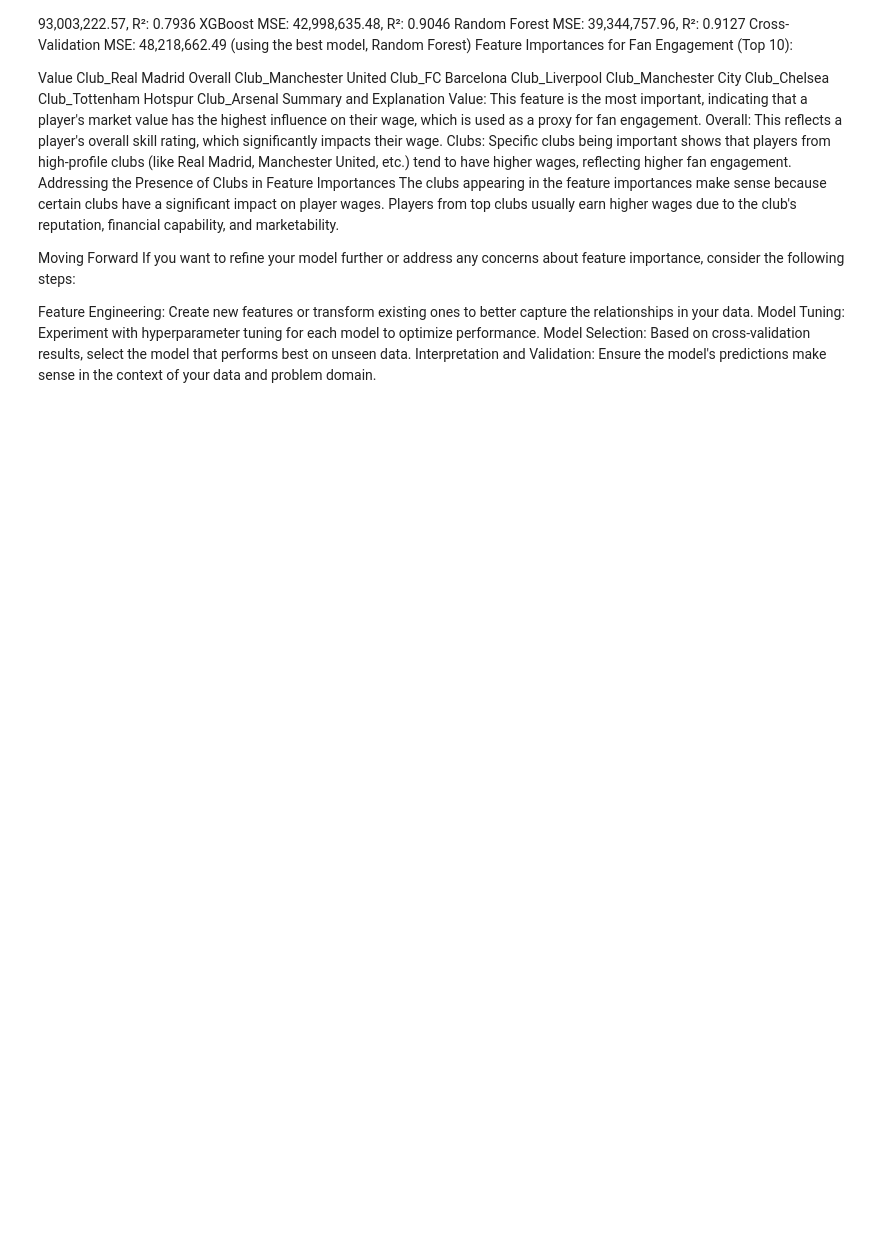
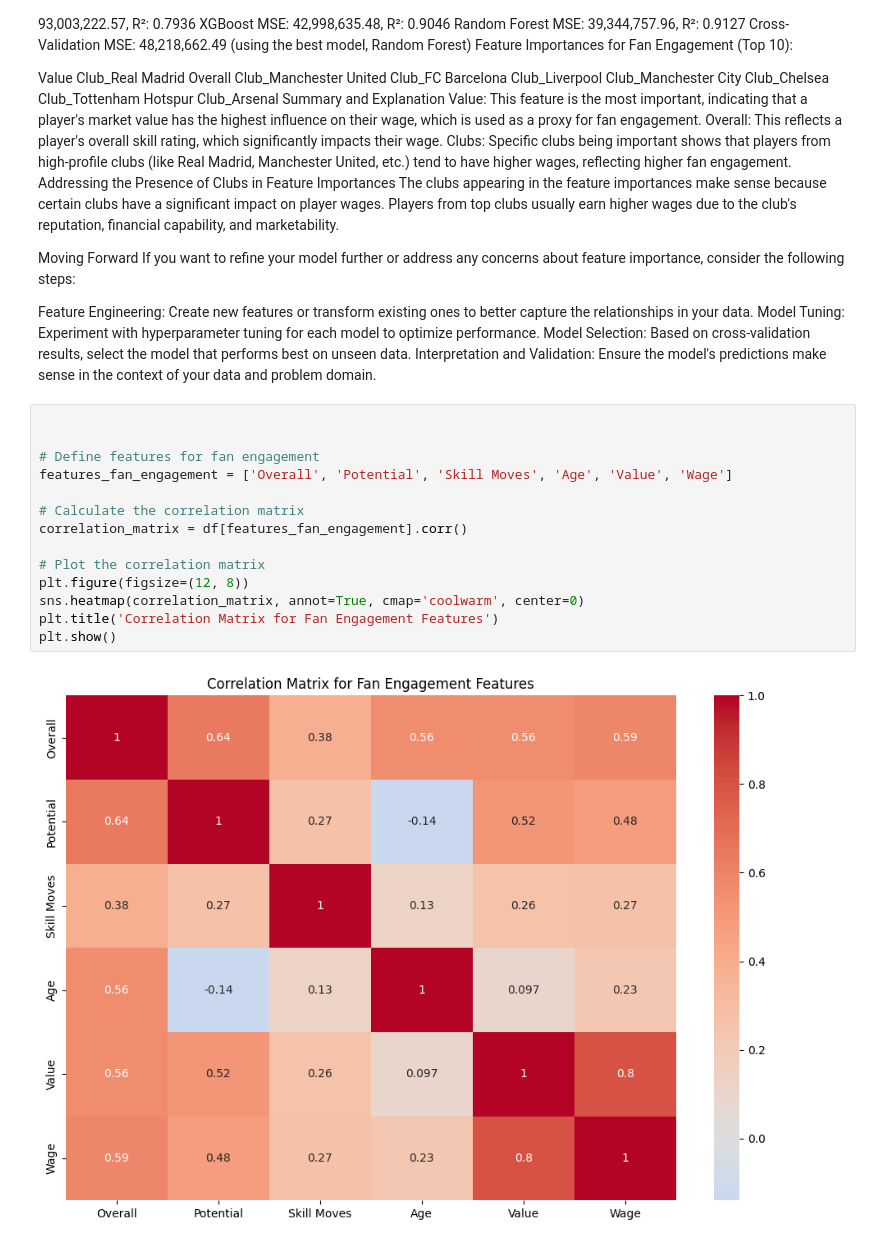
Before and after one commit to tobilobade/mlProject, a Jupyter notebook: Notebooks/FanEngagement.ipynb, the cells around one changed output. Drawn from its saved outputs; the diff is of its cells as text; blank space fills up the shorter version.

Commit message:
latest changes of corellation matrix

```diff
--- a/Notebooks/FanEngagement.ipynb
+++ b/Notebooks/FanEngagement.ipynb
@@ -141,3 +141,19 @@ Feature Engineering: Create new features or transform existing ones to better ca
 Model Tuning: Experiment with hyperparameter tuning for each model to optimize performance.
 Model Selection: Based on cross-validation results, select the model that performs best on unseen data.
 Interpretation and Validation: Ensure the model's predictions make sense in the context of your data and problem domain.
+# %%
+
+
+# Define features for fan engagement
+features_fan_engagement = ['Overall', 'Potential', 'Skill Moves', 'Age', 'Value', 'Wage']
+
+# Calculate the correlation matrix
+correlation_matrix = df[features_fan_engagement].corr()
+
+# Plot the correlation matrix
+plt.figure(figsize=(12, 8))
+sns.heatmap(correlation_matrix, annot=True, cmap='coolwarm', center=0)
+plt.title('Correlation Matrix for Fan Engagement Features')
+plt.show()
+# %% [output]
+[figure, added]
```
Also changed, not shown: parts of 1 cell of this notebook, 3 other files.
